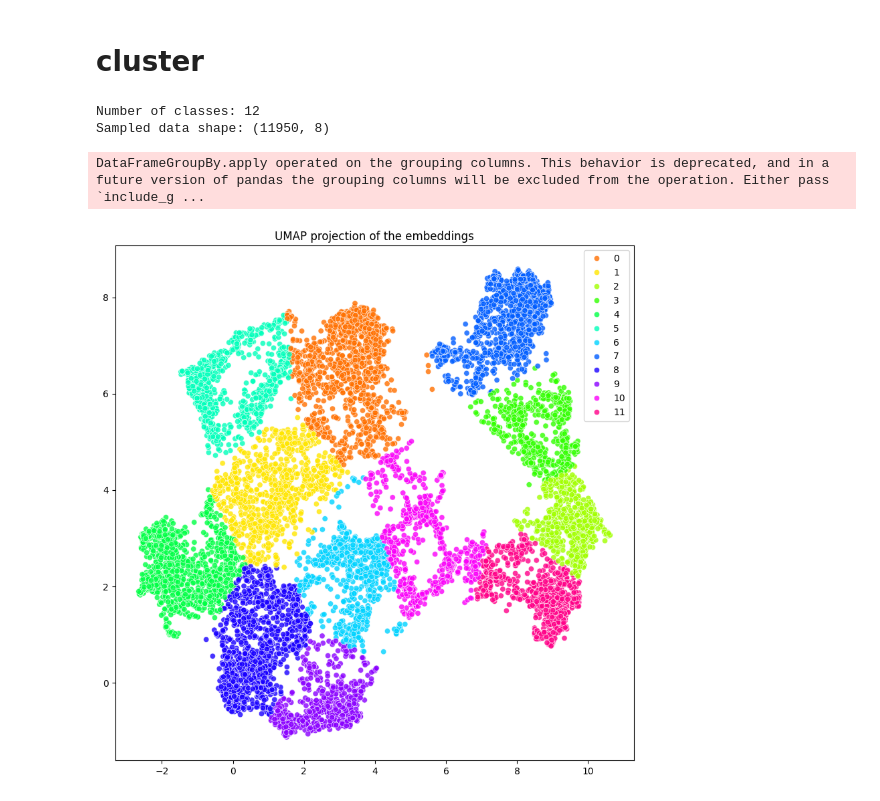
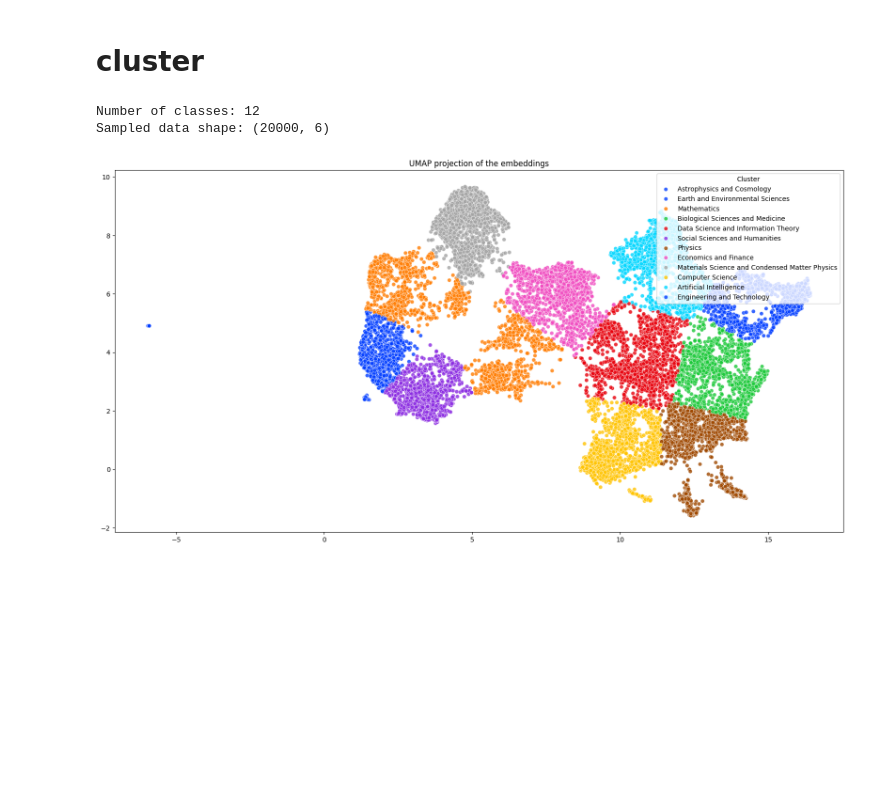
Before and after one commit to Gabriel9753/ArxivAbstractProject, a Jupyter notebook: src/embedded_data.ipynb, the cells around one changed output. Cells and saved outputs as stored; diff of their text form; code cells hidden in the pictures; blank space fills up the shorter version.

```diff
--- a/src/embedded_data.ipynb
+++ b/src/embedded_data.ipynb
@@ -14,10 +25,11 @@ from transformers import AutoModel, AutoTokenizer
 # %%
 # https://docs.trychroma.com/guides
-CHROMA_DATA_PATH = "chroma_data/"
-EMBED_MODEL = "all-MiniLM-L6-v2"
+CHROMA_DATA_PATH = r"C:\Users\ihett\OneDrive\Gabrilyi\arxiv_project\chroma_data"
+# EMBED_MODEL = "all-MiniLM-L6-v2"
 # EMBED_MODEL = "all-mpnet-base-v2"
+EMBED_MODEL = "bge-base-en"
 COLLECTION_NAME = "arxiv_papers"
-BATCH_SIZE = 5000
+BATCH_SIZE = 1000
 
 CHROMA_DATA_PATH = os.path.join(CHROMA_DATA_PATH, EMBED_MODEL)
 # %%
@@ -98,19 +112,20 @@ def upsert_data(collection, arxiv_df, metadatas, batch_size):
 # delete the collection if it exists
 client = chromadb.PersistentClient(path=CHROMA_DATA_PATH)
 
-embedding_func = embedding_functions.SentenceTransformerEmbeddingFunction(
-    model_name=EMBED_MODEL,
-    device="cuda",
-)
+# embedding_func = embedding_functions.SentenceTransformerEmbeddingFunction(
+#     model_name=EMBED_MODEL,
+#     device="cuda",
+# )
 
-collection = create_collection(client, COLLECTION_NAME, embedding_func)
-
+embedder = Embedder()
+collection = create_collection(client, COLLECTION_NAME, embedder)
+#
 # delete if you want to start fresh but then you need to create the collection again
-# delete_collection_data(client, collection, COLLECTION_NAME)
-# collection = create_collection(client, COLLECTION_NAME, embedding_func)
+delete_collection_data(client, collection, COLLECTION_NAME)
+collection = create_collection(client, COLLECTION_NAME, embedder)
 
 # create metadatas
-# metadatas = create_metadatas(arxiv_df)
+metadatas = create_metadatas(arxiv_df)
 
 # upsert data (insert or update if exists)
-# upsert_data(collection, arxiv_df, metadatas, BATCH_SIZE)
+upsert_data(collection, arxiv_df, metadatas, BATCH_SIZE)
@@ -297,49 +297,50 @@ num_classes = len(cat_mapping)
 print(f"Number of classes: {num_classes}")
 # arxiv_df['class'] = arxiv_df['super_category'].apply(lambda x: cat_mapping[x])
 df['class'] = df['super_category'].apply(lambda x: cat_mapping[x])
-p_per_class = .1
+p_per_class = 1
 # only use p_per_class percent of each class
-sampled_df = df.groupby('class').apply(lambda x: x.sample(frac=p_per_class)).reset_index(drop=True)
+sampled_df = df.groupby('class').apply(lambda x: x.sample(frac=p_per_class, random_state=42)).reset_index(drop=True)
 print(f"Sampled data shape: {sampled_df.shape}")
 # %% [output]
 Number of classes: 12
-Sampled data shape: (11950, 8)
+Sampled data shape: (20000, 6)
-DataFrameGroupBy.apply operated on the grouping columns. This behavior is deprecated, and in a future version of pandas the grouping columns will be excluded from the operation. Either pass `include_g ...
 # %%
 import umap
 import matplotlib.pyplot as plt
 from sklearn.cluster import KMeans
 from sklearn.preprocessing import StandardScaler
 from sklearn.decomposition import PCA
 
 # Normalizing the data
 embedding_data = np.array(sampled_df["embedding"].tolist())
-scaler = StandardScaler()
-embedding_data_scaled = scaler.fit_transform(embedding_data)
+# scaler = StandardScaler()
+# embedding_data_scaled = scaler.fit_transform(embedding_data)
 
 # UMAP
 umap_model = umap.UMAP(n_neighbors=15, min_dist=0.1, n_components=2, metric='cosine')
-umap_embeddings = umap_model.fit_transform(embedding_data_scaled)
+umap_embeddings = umap_model.fit_transform(embedding_data)
 
 # K-Means Clustering
 kmeans = KMeans(n_clusters=num_classes, random_state=42)
 kmeans_labels = kmeans.fit_predict(umap_embeddings)
 
 # visualize
-plt.figure(figsize=(10, 10))
+plt.figure(figsize=(20, 10))
 sns.scatterplot(
     x=umap_embeddings[:, 0],
     y=umap_embeddings[:, 1],
     hue=kmeans_labels,
-    palette=sns.color_palette("hsv", num_classes),
+    palette=sns.color_palette("bright", num_classes),
     legend="full",
     alpha=0.8,
 )
 
 plt.title("UMAP projection of the embeddings")
+# Add cluster names from df["super_category"]
+plt.legend(title="Cluster", loc="upper right", labels=all_categories)
 plt.show()
 # %% [output]
-[figure, old version]
+[figure, new version]
 # %%
 import plotly.express as px
 
```
Also changed, not shown: parts of 9 cells of this notebook, 2 other files.
